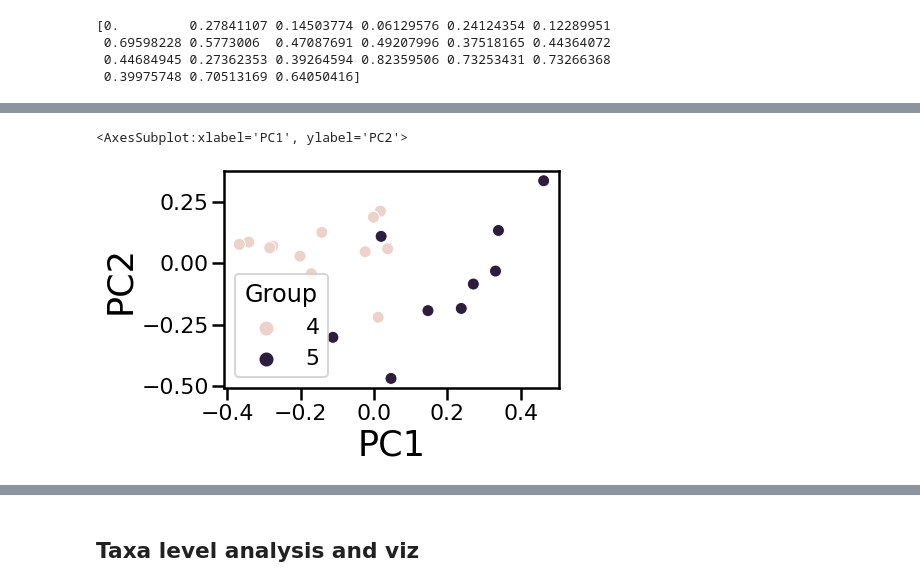
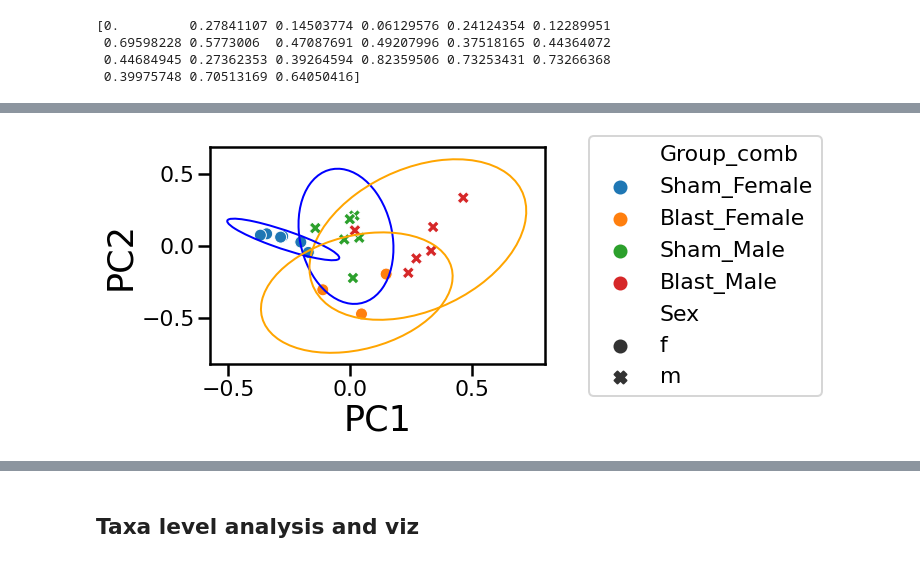
Before and after one commit to grace3999/microbiome, a Jupyter notebook: Microbiome_SSS_24h_sex.ipynb, the cells around one changed output, grey strips where cells are left out. Drawn from its saved outputs; the diff is of its cells as text; code cells hidden in the pictures.

```diff
--- a/Microbiome_SSS_24h_sex.ipynb
+++ b/Microbiome_SSS_24h_sex.ipynb
@@ -481,5 +345,0 @@ data_beta_final.head()
-# %%
-sns.scatterplot(data=data_beta_final, x="PC1", y="PC2", hue='Group')
-# %% [output]
-<AxesSubplot:xlabel='PC1', ylabel='PC2'>
-[figure, removed]
@@ -486 +400,23 @@ sns.scatterplot(data=data_beta_final, x="PC1", y="PC2", hue='Group')
+# %%
+ax = sns.scatterplot(data=data_beta_final, x="PC1", y="PC2", hue='Group_comb', style="Sex")
+plt.legend(bbox_to_anchor=(1.1, 1.1), bbox_transform=ax.transAxes)
+
+data_beta_final_s = data_beta_final[data_beta_final['Group']=='Sham']
+data_beta_final_b = data_beta_final[data_beta_final['Group']=='Blast']
+
+data_beta_final_sm = data_beta_final_s[data_beta_final_s['Sex']=='m']
+confidence_ellipse(x=data_beta_final_sm["PC1"], y=data_beta_final_sm["PC2"], ax=ax, edgecolor='blue')
+
+data_beta_final_bm = data_beta_final_b[data_beta_final_b['Sex']=='m']
+confidence_ellipse(x=data_beta_final_bm["PC1"], y=data_beta_final_bm["PC2"], ax=ax, edgecolor='orange')
+
+data_beta_final_sf = data_beta_final_s[data_beta_final_s['Sex']=='f']
+confidence_ellipse(x=data_beta_final_sf["PC1"], y=data_beta_final_sf["PC2"], ax=ax, edgecolor='blue')
+
+data_beta_final_bf = data_beta_final_b[data_beta_final_b['Sex']=='f']
+confidence_ellipse(x=data_beta_final_bf["PC1"], y=data_beta_final_bf["PC2"], ax=ax, edgecolor='orange')
+
+plt.show()
+# %% [output]
+[figure, added]
 # %%
```
Also changed, not shown: parts of 28 cells of this notebook, 1 other file.
